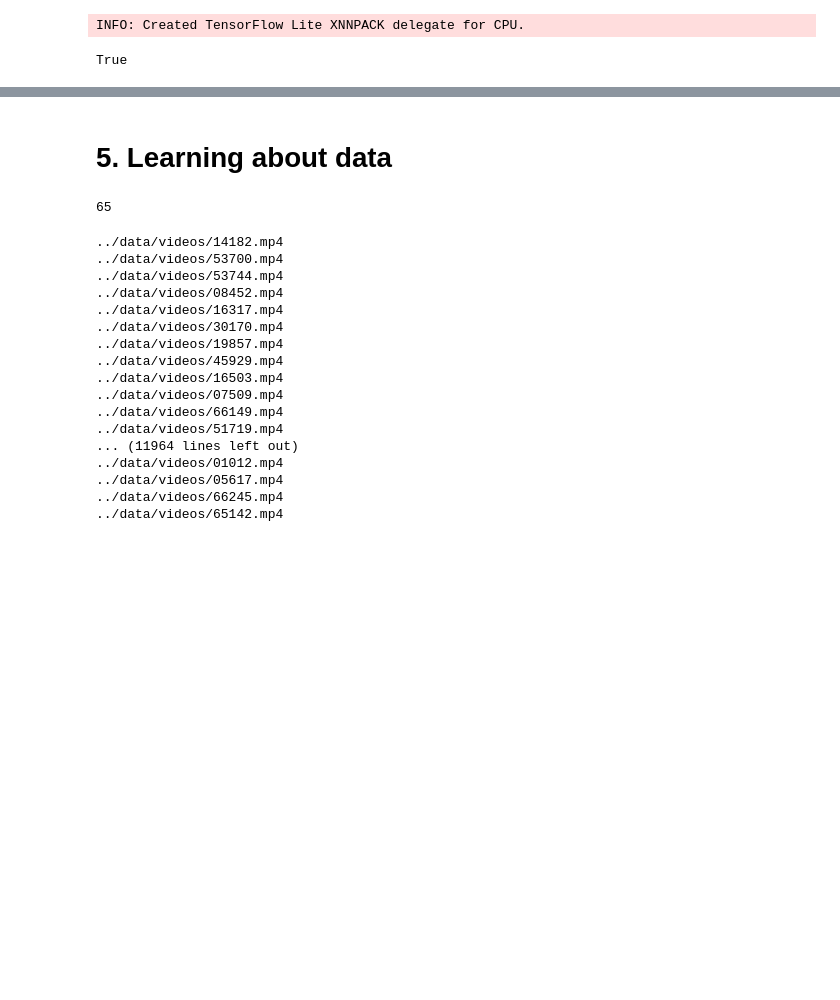
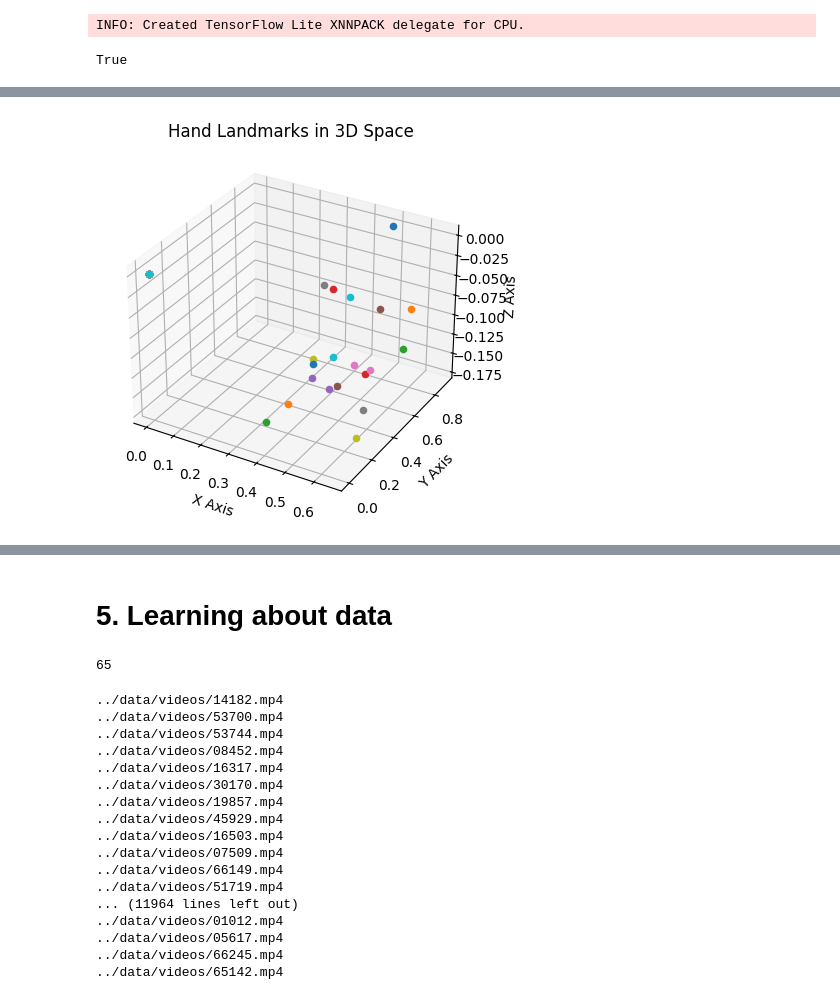
Before and after one commit to Kaaykun/SignFlow, a Jupyter notebook: backend/notebooks/data_exploration_ET.ipynb, the cells around one changed output, grey strips where cells are left out. Saved outputs shown, nothing was run; the diff lists cells and outputs as text; code cells hidden in the pictures; blank space fills up the shorter version.

```diff
--- a/backend/notebooks/data_exploration_ET.ipynb
+++ b/backend/notebooks/data_exploration_ET.ipynb
@@ -289,0 +348,19 @@ Index finger tip coordinates: ( 118.53538513183594, 32.7709321975708)
+# %%
+import matplotlib.pyplot as plt
+from mpl_toolkits.mplot3d import Axes3D
+
+fig = plt.figure()
+ax = fig.add_subplot(111, projection='3d')
+
+# Extract x, y, z coordinates for each point and plot them
+for x, y, z in hand_landmarks_list:
+    ax.scatter(x, y, z, marker='o', s=20)  # Change marker and size as needed
+
+ax.set_xlabel('X Axis')
+ax.set_ylabel('Y Axis')
+ax.set_zlabel('Z Axis')
+ax.set_title('Hand Landmarks in 3D Space')
+
+plt.show()
+# %% [output]
+[figure, added]
```
Also changed, not shown: parts of 8 cells of this notebook, 1 other file.
